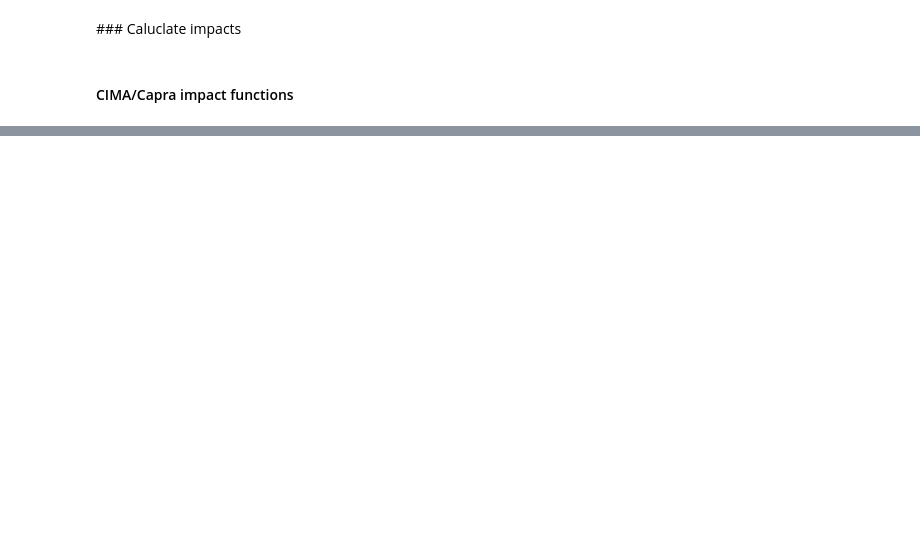
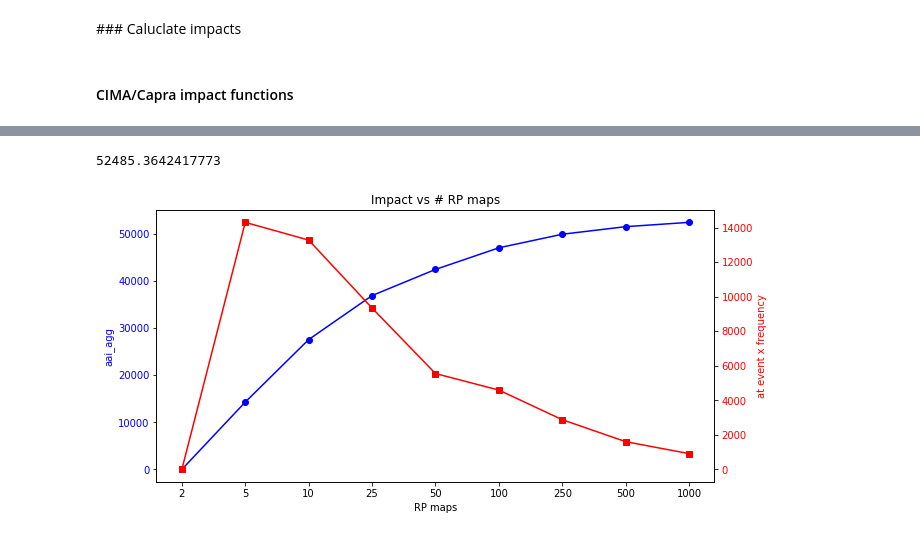
Before and after one commit to Evelyn-M/global-displacement-risk, a Jupyter notebook: doc/sensitivitycheck_AAD_haz-maps.ipynb, the cells around one changed output, grey strips where cells are left out. Cells and saved outputs as stored; diff of their text form; code cells hidden in the pictures; blank space fills up the shorter version.

```diff
--- a/doc/sensitivitycheck_AAD_haz-maps.ipynb
+++ b/doc/sensitivitycheck_AAD_haz-maps.ipynb
@@ -133,0 +140,4 @@ plt.show()
+# %%
+imp = []
+for n in range(0,9):
+    imp.append(impact.at_event[n]*impact.frequency[n])
@@ -133,0 +156,30 @@ plt.show()
+# %%
+sum(imp)
+# %% [output]
+52485.3642417773
+# %%
+plt.figure(figsize=(10, 5))
+
+# Creating the first plot
+ax1 = plt.gca()  # Gets the current axis
+ax1.plot(RPs, impacts, marker='o', color='b', label='Impacts')  # Plot the impacts on the primary y-axis
+ax1.set_xlabel('RP maps')
+ax1.set_ylabel('aai_agg', color='b')
+ax1.tick_params(axis='y', labelcolor='b')
+
+ax1.set_xticks(RPs)  # Set the ticks to be at the positions where the RPs are
+ax1.set_xticklabels(rp)  # Set the tick labels to be the RP values, with a rotation for better visibility
+
+# Creating the secondary y-axis
+ax2 = ax1.twinx()  # Creates a second y-axis sharing the same x-axis
+ax2.plot(RPs, imp, marker='s', color='r', label='Additional Metric')  # Plot 'imp' on the secondary y-axis
+ax2.set_ylabel('at event x frequency', color='r')
+ax2.tick_params(axis='y', labelcolor='r')
+
+# Title and legends
+plt.title('Impact vs # RP maps')
+fig = plt.gcf()
+
+plt.show()
+# %% [output]
+[figure, added]
```
Also changed, not shown: parts of 7 cells of this notebook.
